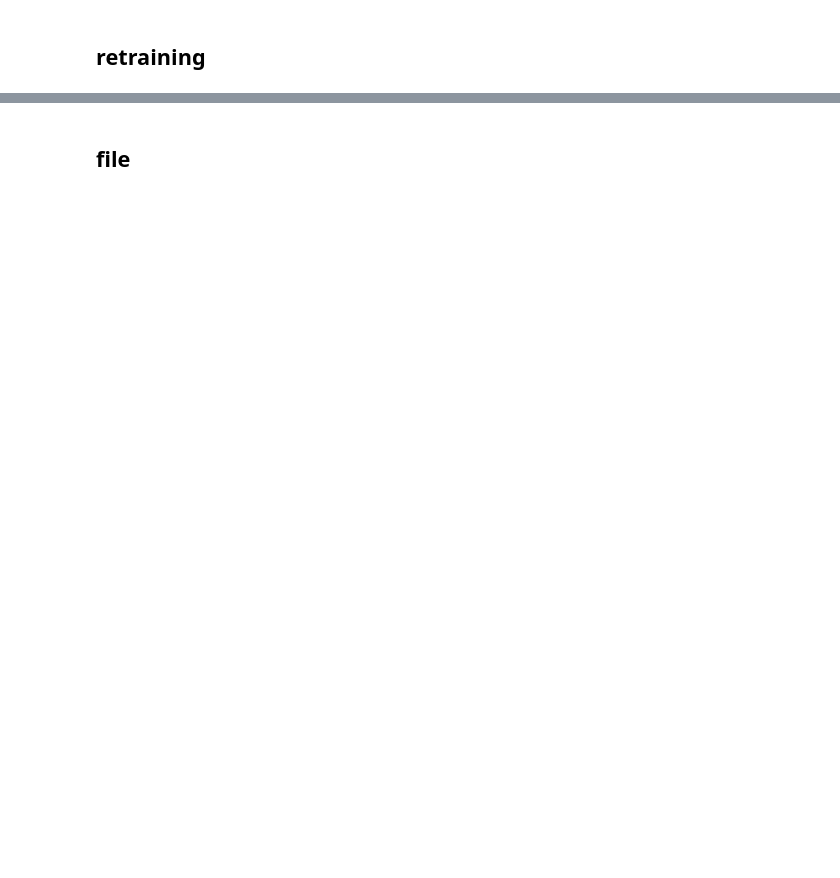
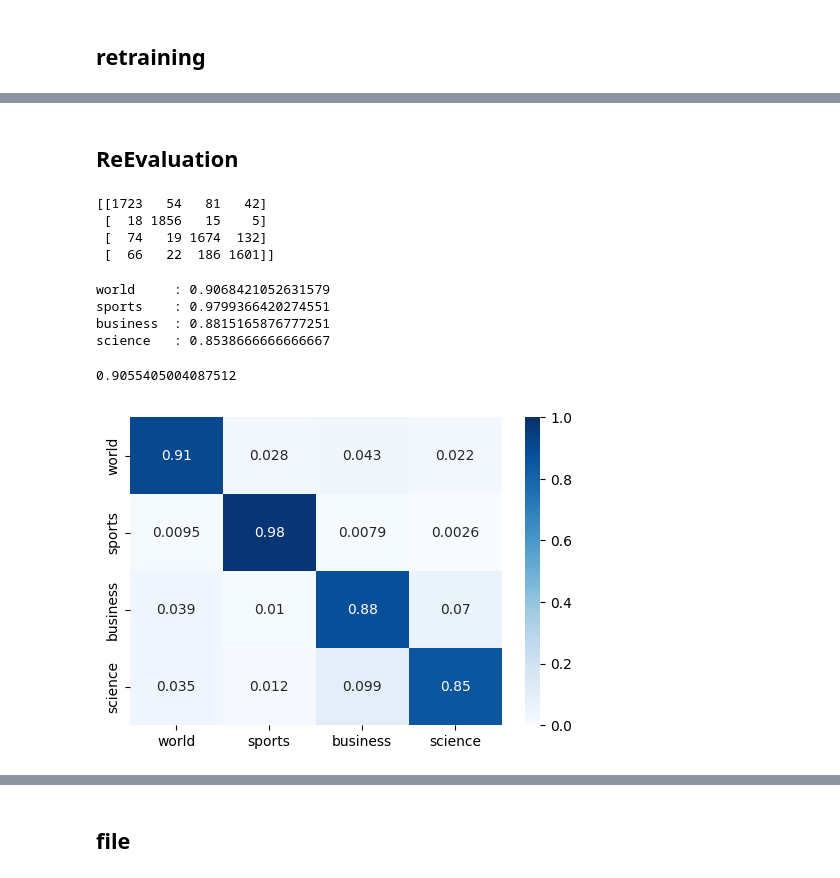
Before and after one commit to gitE0Z9/pytorch-implementations, a Jupyter notebook: notebooks/fasttext.ipynb, the cells around one changed output, grey strips where cells are left out. Drawn from its saved outputs; the diff is of its cells as text; code cells hidden in the pictures; blank space fills up the shorter version.

```diff
--- a/notebooks/fasttext.ipynb
+++ b/notebooks/fasttext.ipynb
@@ -481,0 +551,33 @@ plt.plot(training_loss)
+# %% [markdown]
+## ReEvaluation
+# %%
+evaluator = ClassificationEvaluator(NUM_CLASS, DEVICE, feature_dim=-1)
+# %%
+confusion_matrix = evaluator.run(iter(test_dataloader), model)
+# %% [output]
+[[1723   54   81   42]
+ [  18 1856   15    5]
+ [  74   19 1674  132]
+ [  66   22  186 1601]]
+# %%
+per_class_acc = evaluator.get_per_class_accuracy(confusion_matrix)
+evaluator.show_per_class_accuracy(AG_NEWS_CLASS_NAMES, per_class_acc)
+# %% [output]
+world     : 0.9068421052631579
+sports    : 0.9799366420274551
+business  : 0.8815165876777251
+science   : 0.8538666666666667
+# %%
+per_class_acc.mean()
+# %% [output]
+0.9055405004087512
+# %%
+evaluator.plot_confusion_matrix(
+    confusion_matrix,
+    AG_NEWS_CLASS_NAMES,
+    "Blues",
+    annot=True,
+    figsize=(6, 4),
+)
+# %% [output]
+[figure, added]
```
Also changed, not shown: parts of 39 cells of this notebook.
